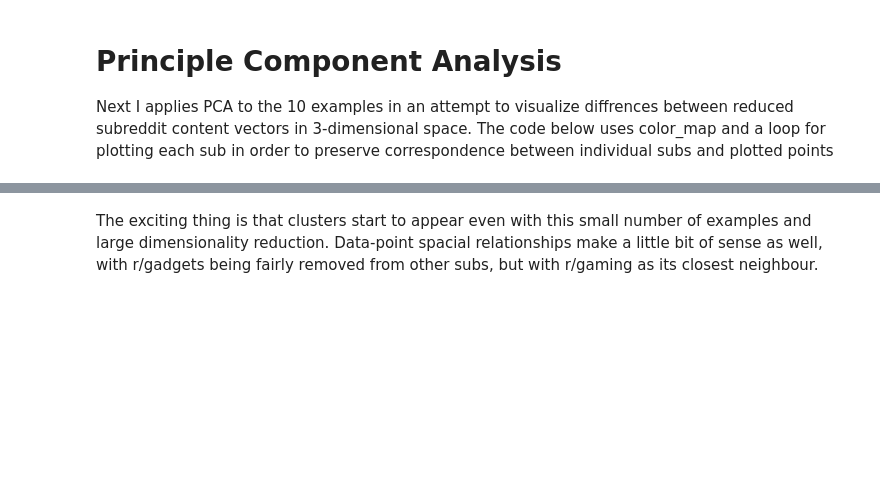
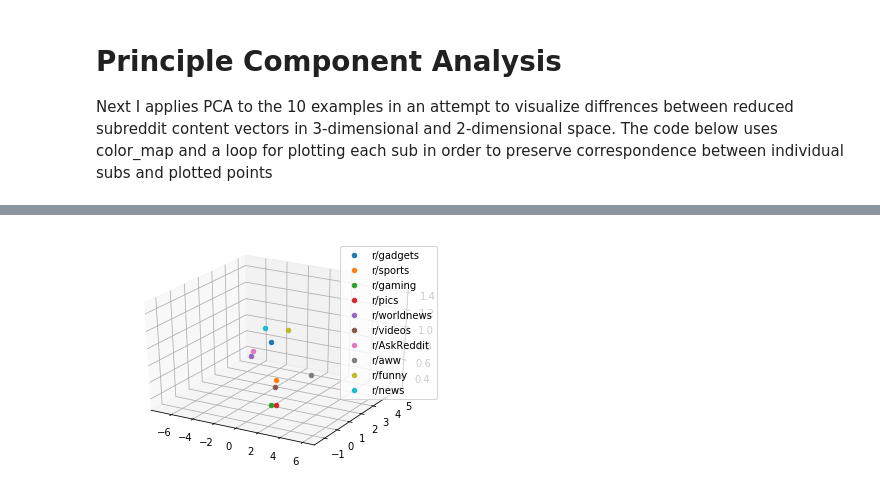
Before and after one commit to rlnsy/reddit-vecs, a Jupyter notebook: journal/PCA.ipynb, the cells around one changed output, grey strips where cells are left out. Cells and saved outputs as stored; diff of their text form; code cells hidden in the pictures; blank space fills up the shorter version.

Commit message:
better visualization

```diff
--- a/journal/PCA.ipynb
+++ b/journal/PCA.ipynb
@@ -1,8 +1,8 @@
 # %% [markdown]
 # Principle Component Analysis
-Next I applies PCA to the 10 examples in an attempt to visualize diffrences between reduced subreddit content vectors in 3-dimensional space. The code below uses color_map and a loop for plotting each sub in order to preserve correspondence between individual subs and plotted points
+Next I applies PCA to the 10 examples in an attempt to visualize diffrences between reduced subreddit content vectors in 3-dimensional and 2-dimensional space. The code below uses color_map and a loop for plotting each sub in order to preserve correspondence between individual subs and plotted points
 # %%
-%matplotlib notebook
+#%matplotlib notebook
 import pandas as pd
 import numpy as np
 from scipy import linalg
@@ -14,23 +14,27 @@ feature_set = pd.read_csv('../data/data.csv')
 
 X = np.transpose(feature_set.values)
 m = X.shape[0]
-covar_mat = np.dot(np.transpose(X),X) / m
-U, S, V = linalg.svd(covar_mat)
-U_reduce = U[:,0:3]
-Z_all = np.dot(X,U_reduce)
 
-def plot_reductions():
+def dim_reduce(dim):
+    covar_mat = np.dot(np.transpose(X),X) / m
+    U, S, V = linalg.svd(covar_mat)
+    U_reduce = U[:,0:dim]
+    Z_all = np.dot(X,U_reduce)
+    return Z_all
+
+def plot_reductions_3d(vecs):
     color_map = {}
     color_map['colors']=['tab:blue', 'tab:orange', 'tab:green', 'tab:red', 'tab:purple', 'tab:brown', 'tab:pink', 'tab:gray', 'tab:olive', 'tab:cyan']
     color_map['names']=['r/gadgets','r/sports','r/gaming','r/pics','r/worldnews','r/videos','r/AskReddit','r/aww','r/funny','r/news']
     ax = plt.axes(projection='3d')
-    x = Z_all[:,0]
-    y = Z_all[:,1]
-    z = Z_all[:,2]
-    for i in range(0,m):
-        ax.scatter(x[i], y[i], z[i], c=color_map['colors'][i], cmap='plasma', label=color_map['names'][i])
+    x = vecs[:,0]
+    y = vecs[:,1]
+    z = vecs[:,2]
+    for i in range(0,10):
+        ax.scatter(x[i], y[i], z[i], c=color_map['colors'][i], label=color_map['names'][i])
     plt.legend()
     plt.show()
 
-plot_reductions()
+vecs_reduce = dim_reduce(3)
+plot_reductions_3d(vecs_reduce)
 # %% [output]
@@ -39,2 +41 @@ plot_reductions()
+[figure, added]
-# %% [markdown]
-The exciting thing is that clusters start to appear even with this small number of examples and large dimensionality reduction. Data-point spacial relationships make a little bit of sense as well, with r/gadgets being fairly removed from other subs, but with r/gaming as its closest neighbour.
```
Also changed, not shown: parts of 4 cells of this notebook, 2 other files.
